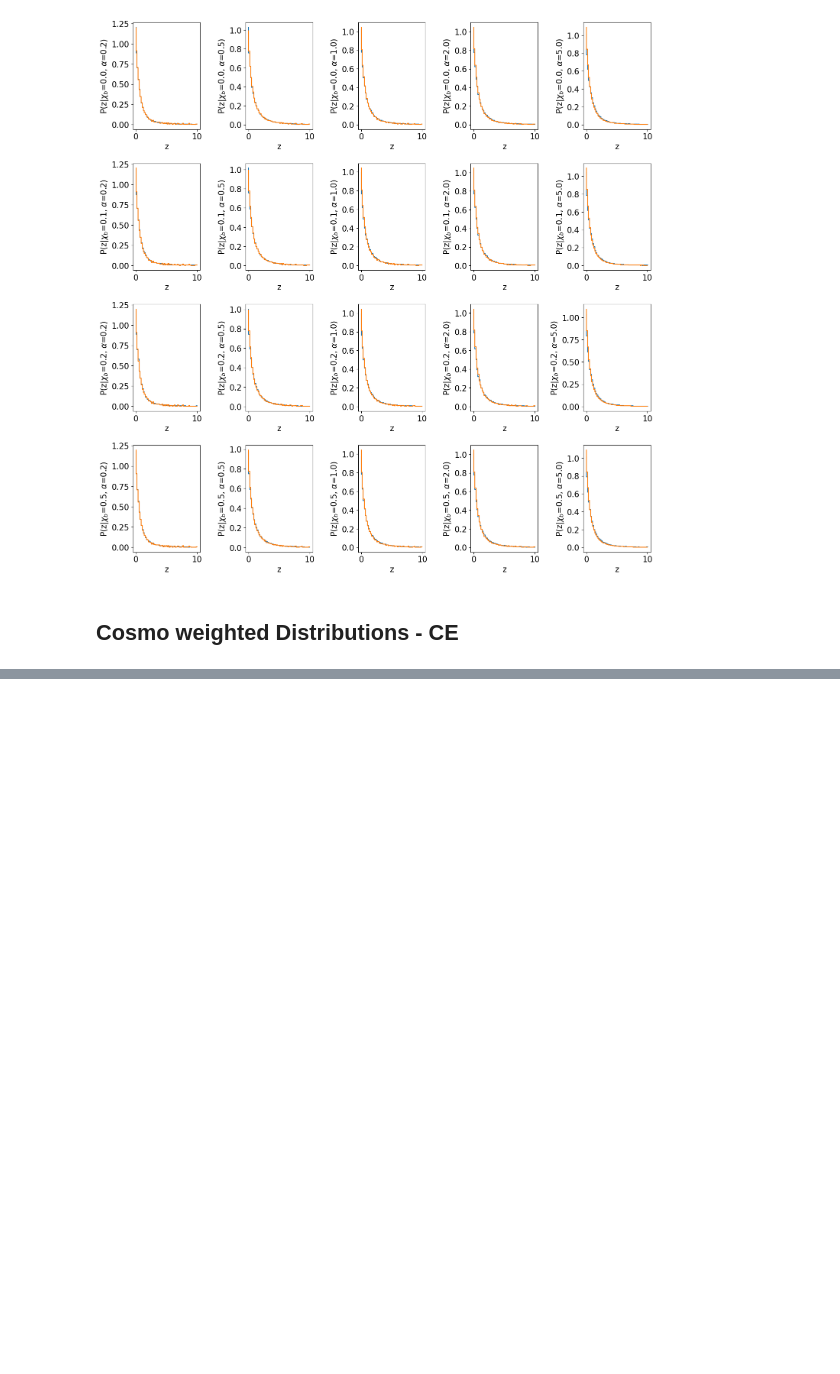
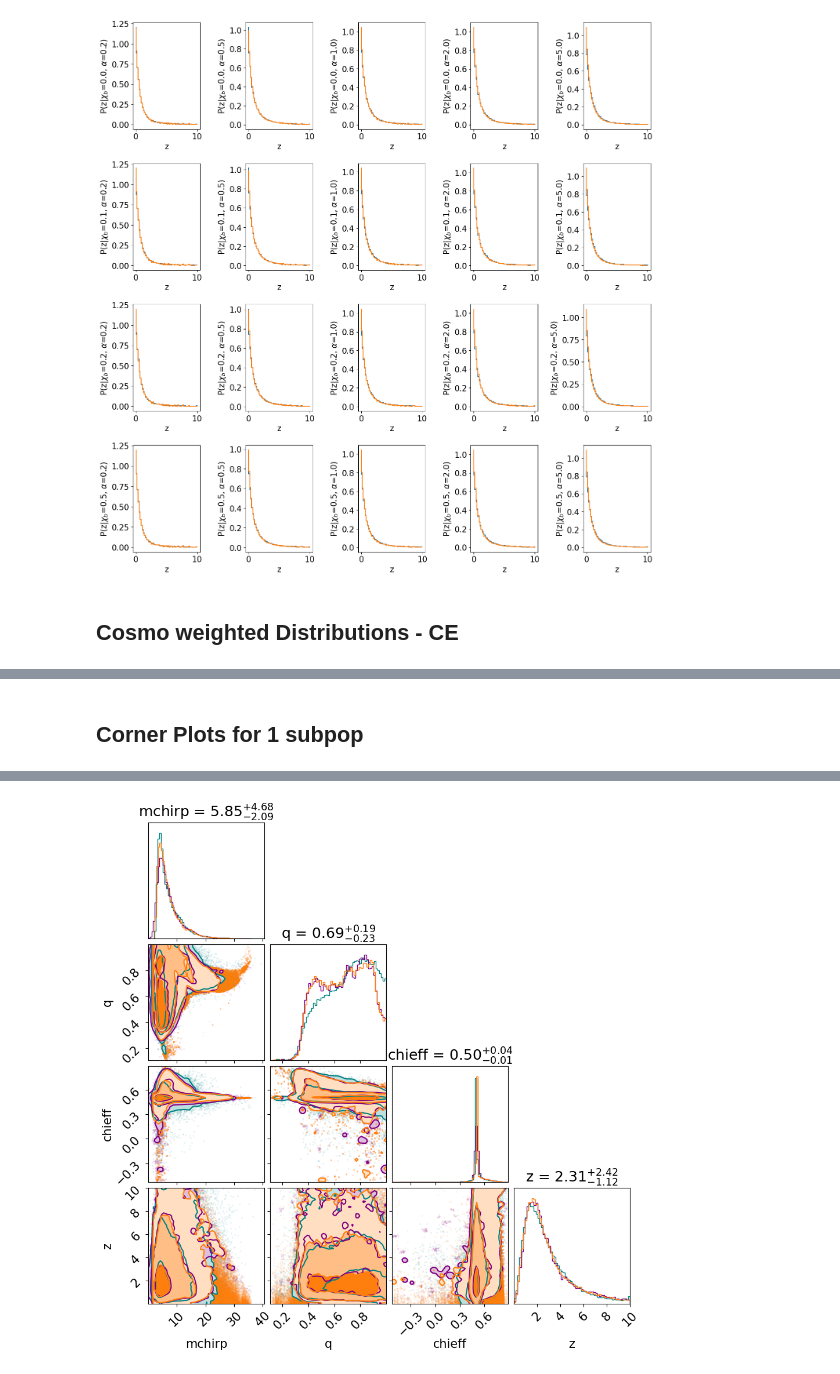
Before and after one commit to scolloms/AMAZE_model_selection, a Jupyter notebook: flow_models/check_trained_distribution.ipynb, the cells around one changed output, grey strips where cells are left out. Drawn from its saved outputs; the diff is of its cells as text; code cells hidden in the pictures; blank space fills up the shorter version.

```diff
--- a/flow_models/check_trained_distribution.ipynb
+++ b/flow_models/check_trained_distribution.ipynb
@@ -318,0 +321,2 @@ for chi_b_id, xb in enumerate(chi_b):
+# %% [markdown]
+## Corner Plots for 1 subpop
@@ -318,0 +337,14 @@ for chi_b_id, xb in enumerate(chi_b):
+# %%
+corner_kwargs_kde = dict(
+    bins=64,
+    smooth=0.9,
+    color="purple",
+    #quantiles=[0.16, 0.84],
+    levels=(1 - np.exp(-0.5), 1 - np.exp(-2), 1 - np.exp(-9 / 2.0)),
+    plot_density=True,
+    plot_datapoints=True,
+    fill_contours=True,
+    show_titles=True,
+    hist_kwargs=dict(density=True),
+    labels=['mchirp','q','chieff','z'],
+)
@@ -318,0 +354,21 @@ for chi_b_id, xb in enumerate(chi_b):
+# %%
+#sample flow
+no_samples=100000
+hyperparam_idxs = (3,4)
+kwargs = deepcopy(corner_kwargs)
+kwargs["color"] = "C1"
+kwargs["hist_kwargs"]["color"] = "C1"
+
+flow_samples_stack = weighted_flow.flow.sample(no_samples, np.array([0.5,5.]))
+flow_samples_stack[:,0] = weighted_flow.expistic(flow_samples_stack[:,0], weighted_flow.mappings[0], weighted_flow.mappings[1])
+flow_samples_stack[:,1] = weighted_flow.expistic(flow_samples_stack[:,1], weighted_flow.mappings[2])
+flow_samples_stack[:,2] = np.tanh(flow_samples_stack[:,2])
+flow_samples_stack[:,3] = weighted_flow.expistic(flow_samples_stack[:,3], weighted_flow.mappings[4], weighted_flow.mappings[5])
+
+
+kde_samples = KDE_models['CE'][submodels_dict[0][hyperparam_idxs[0]]][submodels_dict[1][hyperparam_idxs[1]]].sample(no_samples)
+
+fig = corner.corner(flow_samples_stack.numpy(), **corner_kwargs)
+fig =corner.corner(kde_samples, fig=fig, **corner_kwargs_kde)
+fig =corner.corner(models_dict[hyperparam_idxs], fig=fig, weights=weights_dict[hyperparam_idxs][:], **kwargs)
+# %% [output]
@@ -318,0 +376 @@ for chi_b_id, xb in enumerate(chi_b):
+[figure, added]
```
Also changed, not shown: parts of 8 cells of this notebook.
